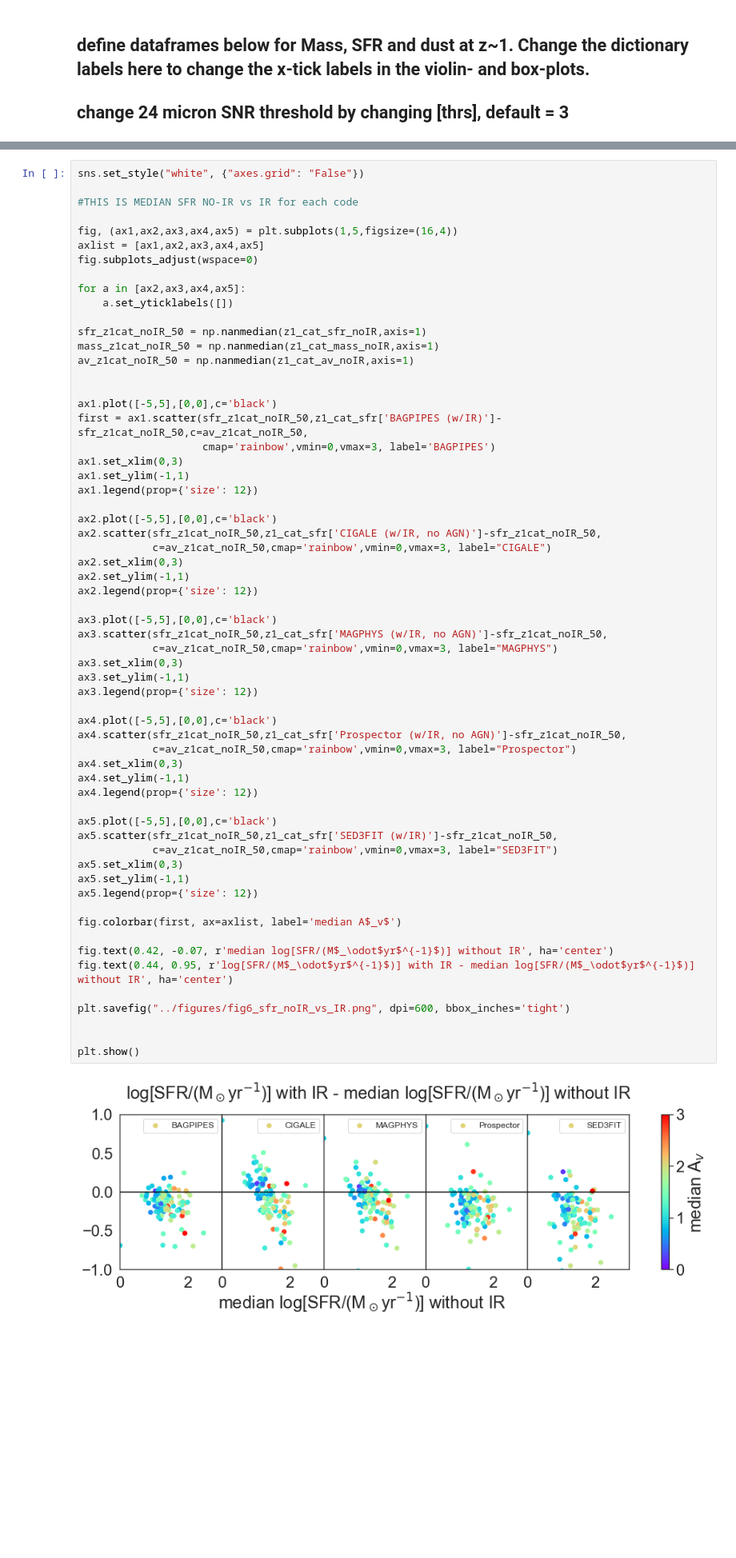
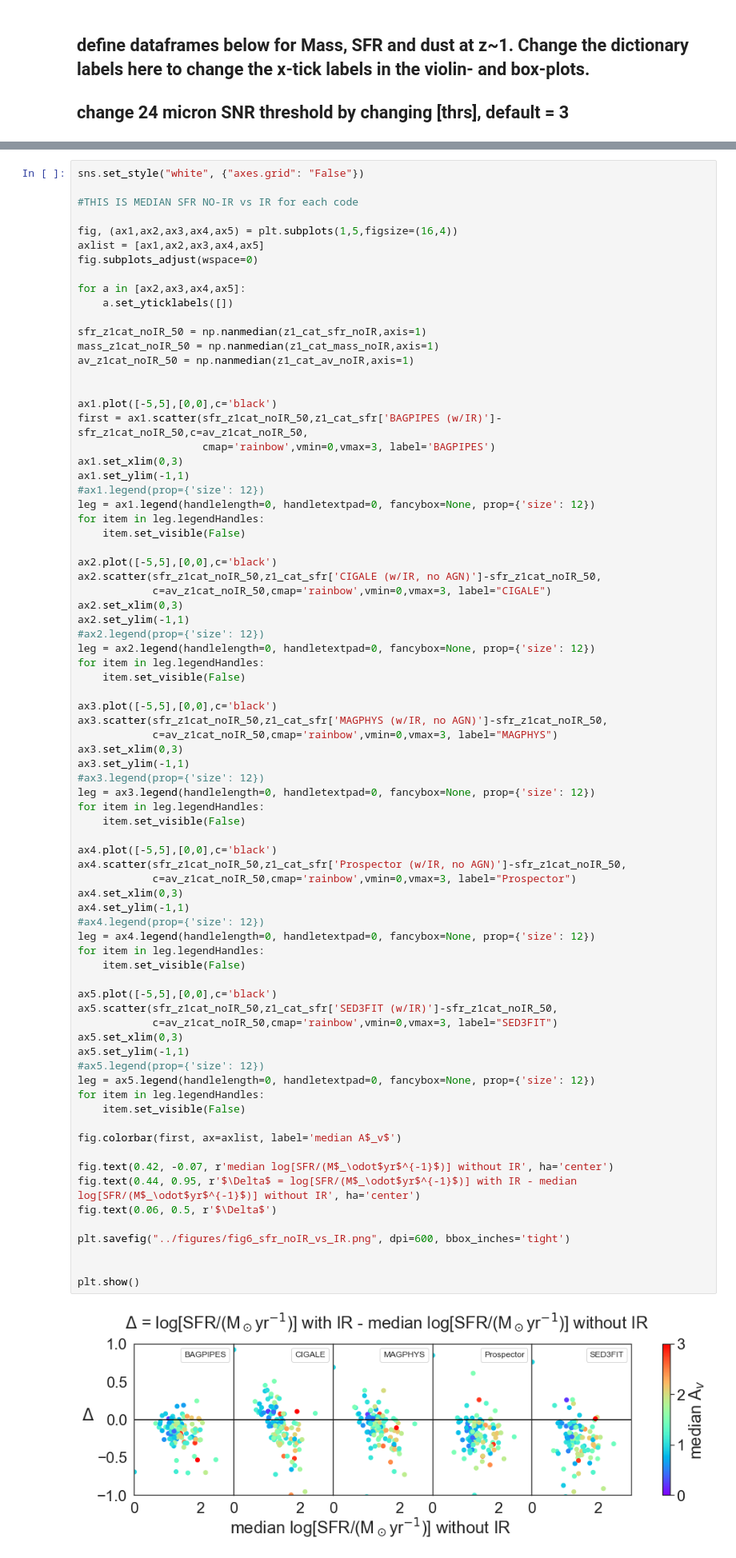
Before and after one commit to camipacifici/art_sedfitting, a Jupyter notebook: notebooks/fig6_ir_vs_noir.ipynb, the cells around one changed output, grey strips where cells are left out. Shown at 80% size. Drawn from its saved outputs; the diff is of its cells as text; blank space fills up the shorter version.

```diff
--- a/notebooks/fig6_ir_vs_noir.ipynb
+++ b/notebooks/fig6_ir_vs_noir.ipynb
@@ -260,44 +260,60 @@ first = ax1.scatter(sfr_z1cat_noIR_50,z1_cat_sfr['BAGPIPES (w/IR)']-sfr_z1cat_no
                     cmap='rainbow',vmin=0,vmax=3, label='BAGPIPES')
 ax1.set_xlim(0,3)
 ax1.set_ylim(-1,1)
-ax1.legend(prop={'size': 12})
+#ax1.legend(prop={'size': 12})
+leg = ax1.legend(handlelength=0, handletextpad=0, fancybox=None, prop={'size': 12})
+for item in leg.legendHandles:
+    item.set_visible(False)
 
 ax2.plot([-5,5],[0,0],c='black')
 ax2.scatter(sfr_z1cat_noIR_50,z1_cat_sfr['CIGALE (w/IR, no AGN)']-sfr_z1cat_noIR_50,
             c=av_z1cat_noIR_50,cmap='rainbow',vmin=0,vmax=3, label="CIGALE")
 ax2.set_xlim(0,3)
 ax2.set_ylim(-1,1)
-ax2.legend(prop={'size': 12})
+#ax2.legend(prop={'size': 12})
+leg = ax2.legend(handlelength=0, handletextpad=0, fancybox=None, prop={'size': 12})
+for item in leg.legendHandles:
+    item.set_visible(False)
 
 ax3.plot([-5,5],[0,0],c='black')
 ax3.scatter(sfr_z1cat_noIR_50,z1_cat_sfr['MAGPHYS (w/IR, no AGN)']-sfr_z1cat_noIR_50,
             c=av_z1cat_noIR_50,cmap='rainbow',vmin=0,vmax=3, label="MAGPHYS")
 ax3.set_xlim(0,3)
 ax3.set_ylim(-1,1)
-ax3.legend(prop={'size': 12})
+#ax3.legend(prop={'size': 12})
+leg = ax3.legend(handlelength=0, handletextpad=0, fancybox=None, prop={'size': 12})
+for item in leg.legendHandles:
+    item.set_visible(False)
 
 ax4.plot([-5,5],[0,0],c='black')
 ax4.scatter(sfr_z1cat_noIR_50,z1_cat_sfr['Prospector (w/IR, no AGN)']-sfr_z1cat_noIR_50,
             c=av_z1cat_noIR_50,cmap='rainbow',vmin=0,vmax=3, label="Prospector")
 ax4.set_xlim(0,3)
 ax4.set_ylim(-1,1)
-ax4.legend(prop={'size': 12})
+#ax4.legend(prop={'size': 12})
+leg = ax4.legend(handlelength=0, handletextpad=0, fancybox=None, prop={'size': 12})
+for item in leg.legendHandles:
+    item.set_visible(False)
 
 ax5.plot([-5,5],[0,0],c='black')
 ax5.scatter(sfr_z1cat_noIR_50,z1_cat_sfr['SED3FIT (w/IR)']-sfr_z1cat_noIR_50,
             c=av_z1cat_noIR_50,cmap='rainbow',vmin=0,vmax=3, label="SED3FIT")
 ax5.set_xlim(0,3)
 ax5.set_ylim(-1,1)
-ax5.legend(prop={'size': 12})
+#ax5.legend(prop={'size': 12})
+leg = ax5.legend(handlelength=0, handletextpad=0, fancybox=None, prop={'size': 12})
+for item in leg.legendHandles:
+    item.set_visible(False)
 
 fig.colorbar(first, ax=axlist, label='median A$_v$')
 
 fig.text(0.42, -0.07, r'median log[SFR/(M$_\odot$yr$^{-1}$)] without IR', ha='center')
-fig.text(0.44, 0.95, r'log[SFR/(M$_\odot$yr$^{-1}$)] with IR - median log[SFR/(M$_\odot$yr$^{-1}$)] without IR', ha='center')
+fig.text(0.44, 0.95, r'$\Delta$ = log[SFR/(M$_\odot$yr$^{-1}$)] with IR - median log[SFR/(M$_\odot$yr$^{-1}$)] without IR', ha='center')
+fig.text(0.06, 0.5, r'$\Delta$')
 
 plt.savefig("../figures/fig6_sfr_noIR_vs_IR.png", dpi=600, bbox_inches='tight')
 
 
 plt.show()
 # %% [output]
-[figure, old version]
+[figure, new version]
```
Also changed, not shown: parts of 1 cell of this notebook.
